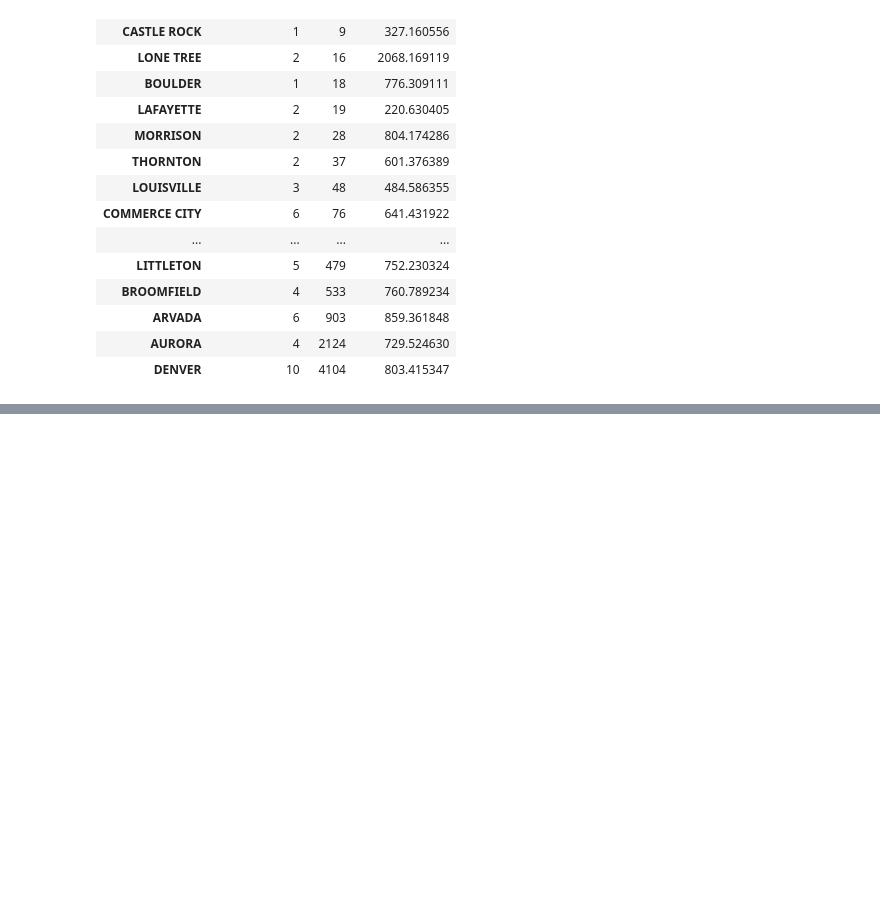
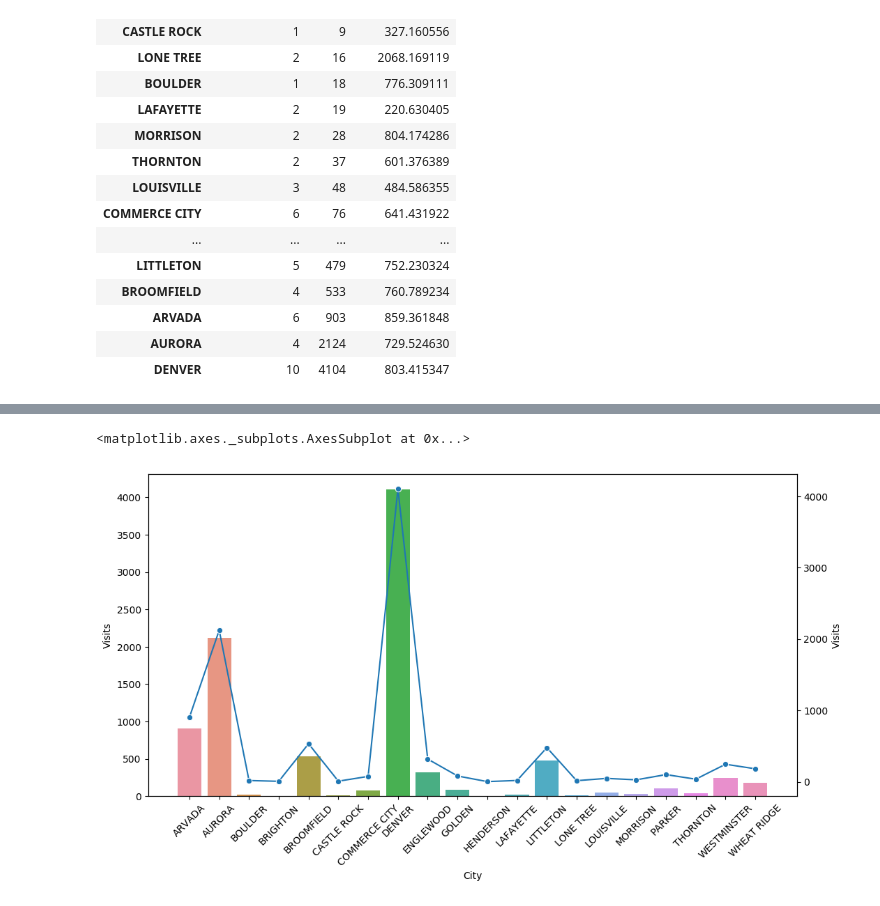
Before and after one commit to goodollewis/dump-repo, a Jupyter notebook: Application Solutions.ipynb, the cells around one changed output, grey strips where cells are left out. Saved outputs shown, nothing was run; the diff lists cells and outputs as text; code cells hidden in the pictures; blank space fills up the shorter version.

```diff
--- a/Application Solutions.ipynb
+++ b/Application Solutions.ipynb
@@ -136,3 +138,7 @@ df_data.groupby('City')[['Store Number','Visits','Spend per Visit']].agg({'Store
 | ARVADA | 6 | 903 | 859.361848 |
 | AURORA | 4 | 2124 | 729.524630 |
 | DENVER | 10 | 4104 | 803.415347 |
+# %%
+q7_gb = df_data.groupby('City')[['Store Number','Visits','Spend per Visit']].agg(
+    {'Store Number':'nunique','Visits':'sum','Spend per Visit':'mean'
+    })
@@ -138,0 +166,14 @@ df_data.groupby('City')[['Store Number','Visits','Spend per Visit']].agg({'Store
+# %%
+matplotlib.rc_file_defaults()
+ax1 = sns.set_style(style=None, rc=None )
+
+fig, ax1 = plt.subplots(figsize=(12,6))
+plt.setp(ax1.xaxis.get_majorticklabels(), rotation=45)
+sns.barplot(q7_gb.index,q7_gb['Visits'])
+
+ax2 = ax1.twinx()
+
+sns.lineplot(q7_gb.index,q7_gb['Visits'],marker='o')
+# %% [output]
+<matplotlib.axes._subplots.AxesSubplot at 0x...>
+[figure, added]
```
Also changed, not shown: parts of 2 cells of this notebook.
